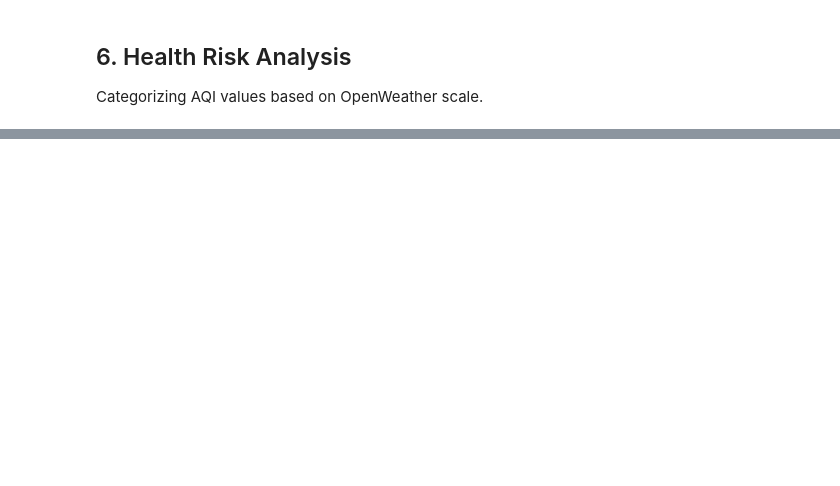
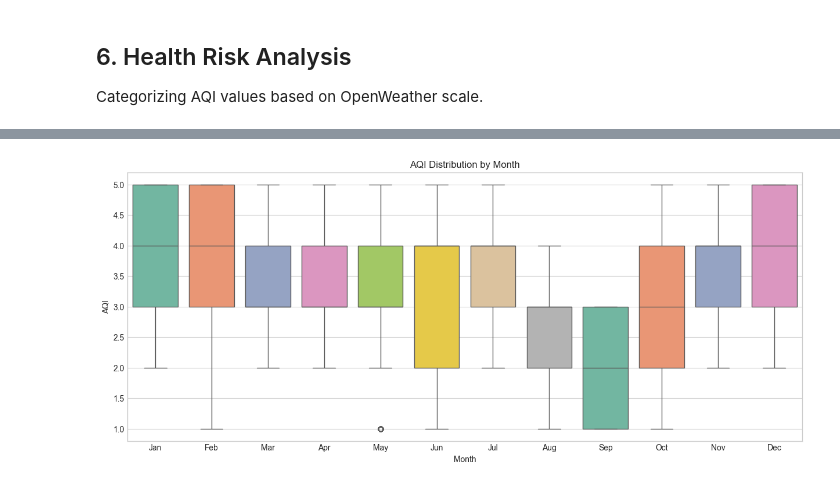
Before and after one commit to MuhammadTahir-1-9-4/aqi-prediction-karachi, a Jupyter notebook: src/evaluation/eda.ipynb, the cells around one changed output, grey strips where cells are left out. Cells and saved outputs as stored; diff of their text form; code cells hidden in the pictures; blank space fills up the shorter version.

```diff
--- a/src/evaluation/eda.ipynb
+++ b/src/evaluation/eda.ipynb
@@ -128,0 +207,10 @@ plt.show()
+# %%
+plt.figure(figsize=(15, 6))
+sns.boxplot(data=df, x='month', y='aqi', palette='Set2')
+plt.title('AQI Distribution by Month')
+plt.xlabel('Month')
+plt.ylabel('AQI')
+plt.xticks(range(0, 12), ['Jan', 'Feb', 'Mar', 'Apr', 'May', 'Jun',
+                           'Jul', 'Aug', 'Sep', 'Oct', 'Nov', 'Dec'])
+plt.show()
+# %% [output]
@@ -128,0 +219 @@ plt.show()
+[figure, added]
```
Also changed, not shown: parts of 26 cells of this notebook, 6 other files.
